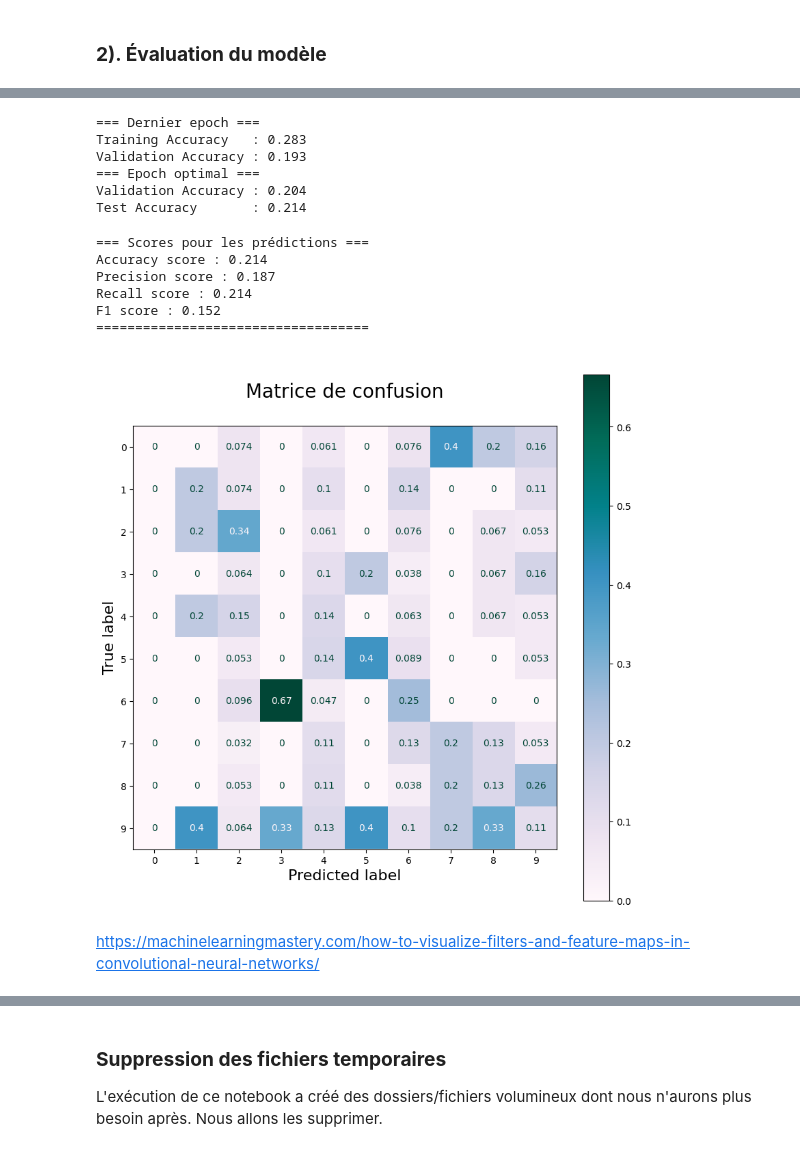
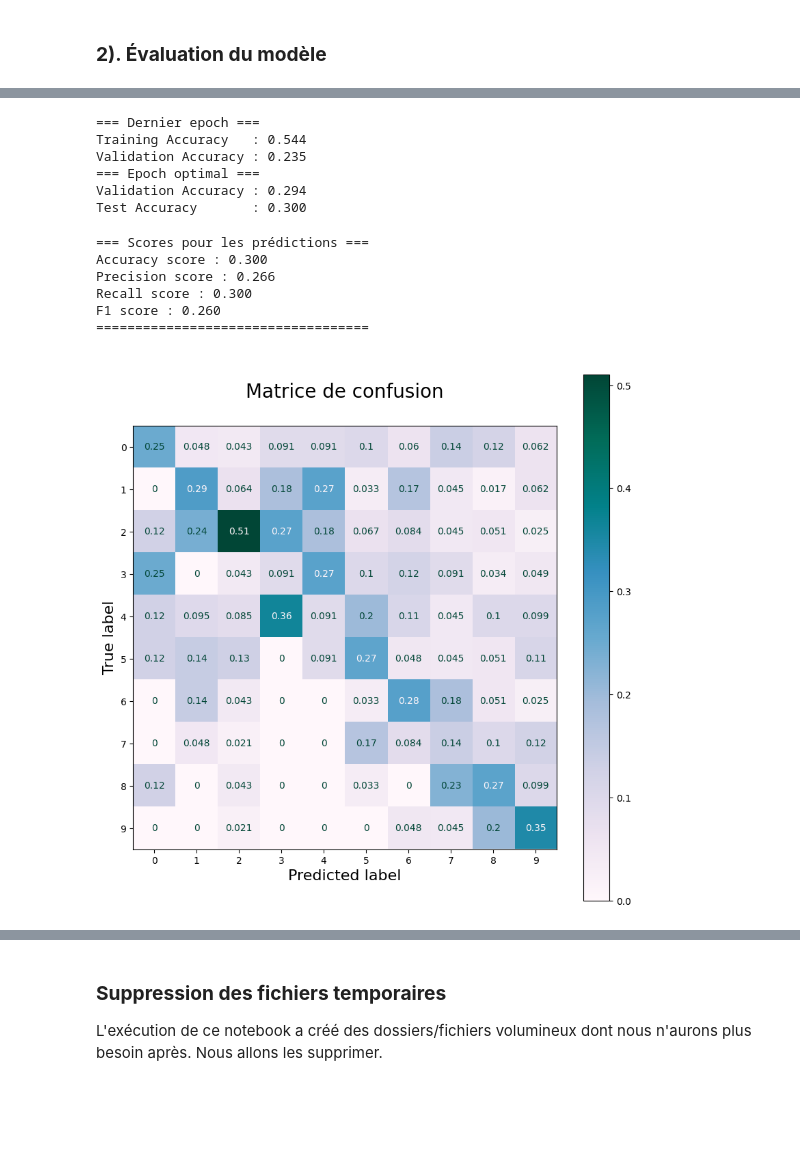
Before and after one commit to BiGHeaDMaX/Identifier-Races-Chiens-avec-TensorFlow, a Jupyter notebook: 02 - Modèle personnel.ipynb, the cells around one changed output, grey strips where cells are left out. Drawn from its saved outputs; the diff is of its cells as text; code cells hidden in the pictures; blank space fills up the shorter version.

Commit message:
Fin du tuning, tableau récap et conclusions

```diff
--- a/02 - Modèle personnel.ipynb
+++ b/02 - Modèle personnel.ipynb
@@ -53,14 +57,10 @@ random.seed(seed)
 # Proportion des échantillons à utiliser pour le train
 split_ratio = 0.8
 
-# Répertoire source
-#input_folder = "dogs_only"
-input_folder = "dogs_only_proc"
-#input_folder = "dogs_small_proc"
-#input_folder = "dogs_small_proc_white"
-#input_folder = "dogs_small"
-#input_folder = "dogs_medium_proc"
+# Répertoire source : images avec prétraitements de base (sans whitening)
+input_folder = "data/dogs_10_classes_proc"
 
+# Répertoire cible
 output_folder = input_folder + "_splited"
 
 debut = time.time()  # Heure de début du traitement
@@ -415,12 +443,16 @@ def show_metrics_and_matrix(model=None, dataset=None):
 
     # Affichage des métriques
     print("=== Scores pour les prédictions ===")
-    print(f"Accuracy score : {accuracy_score(true_labels, pred_labels):.3f}")
+    accuracy = accuracy_score(true_labels, pred_labels)
+    print(f"Accuracy score : {accuracy:.3f}")
     # average='weighted' : prendre en compte l'importance de chaque classe
     # zero_division=0 : si une classe n'est pas du tout prédite, la précision sera fixée à 0
-    print(f"Precision score : {precision_score(true_labels, pred_labels, average='weighted', zero_division=0):.3f}")
-    print(f"Recall score : {recall_score(true_labels, pred_labels, average='weighted'):.3f}")
-    print(f"F1 score : {f1_score(true_labels, pred_labels, average='weighted'):.3f}")
+    precision = precision_score(true_labels, pred_labels, average='weighted', zero_division=0)
+    print(f"Precision score : {precision:.3f}")
+    recall = recall_score(true_labels, pred_labels, average='weighted')
+    print(f"Recall score : {recall:.3f}")
+    f1 = f1_score(true_labels, pred_labels, average='weighted')
+    print(f"F1 score : {f1:.3f}")
     print("===================================")
 
     # Création de la matrice de confusion
@@ -432,6 +464,8 @@ def show_metrics_and_matrix(model=None, dataset=None):
     plt.xlabel("", fontsize=16)
     plt.ylabel("", fontsize=16)
     cmp.plot(ax=ax, cmap=plt.cm.PuBuGn)
+
+    return accuracy, precision, recall, f1
 # %%
 show_train_metrics(history=history_base)
 # %% [output]
@@ -716,14 +763,12 @@ def create_model_opti_tuning() :
     # lors de la création de nos datasets
     input_shape = (224, 224, 3)
 
-    activation = 'LeakyReLU'
-
     # Structure du modèle
     model = Sequential([
 
     # BLOC 1
-    Conv2D(64, kernel_size=(6, 6), padding='same', activation=activation, input_shape=input_shape, name='block1_conv1'),  # Ça sera le premier layer, il faut donc indiquer la taille de l'input
-    Conv2D(64, kernel_size=(3, 3), padding='same', activation=activation, name='block1_conv2'),
+    Conv2D(64, kernel_size=(6, 6), padding='same', activation='LeakyReLU', input_shape=input_shape, name='block1_conv1'),  # Ça sera le premier layer, il faut donc indiquer la taille de l'input
+    Conv2D(64, kernel_size=(3, 3), padding='same', activation='LeakyReLU', name='block1_conv2'),
     MaxPooling2D(pool_size=(2, 2), strides=(2, 2), name='block1_pool'),
 
     # Ajout d'un dropout
@@ -735,7 +780,7 @@ def create_model_opti_tuning() :
     MaxPooling2D(pool_size=(2, 2), strides=(2, 2), name='block2_pool'),
 
     # Ajout d'un dropout
-    Dropout(0.10, name='dropout_2_10'),
+    Dropout(0.25, name='dropout_2_25'),
 
     # BLOC 3
     Conv2D(256, kernel_size=(3, 3), padding='same', activation='relu', name='block3_conv1'),
@@ -744,7 +789,7 @@ def create_model_opti_tuning() :
     MaxPooling2D(pool_size=(2, 2), strides=(2, 2), name='block3_pool'),
 
     # Ajout d'un dropout
-    Dropout(0.10, name='dropout_3_10'),
+    Dropout(0.25, name='dropout_3_25'),
 
     # BLOC 4
     Conv2D(512, kernel_size=(3, 3), padding='same', activation='relu', name='block4_conv1'),
@@ -776,7 +821,7 @@ def create_model_opti_tuning() :
     ], name='Opti_tuning')
 
     # Compilation du modèle
-    model.compile(loss="categorical_crossentropy", optimizer='SGD', metrics=["accuracy"])
+    model.compile(loss="categorical_crossentropy", optimizer='Adagrad', metrics=["accuracy"])
 
     # Affichage de la structure du modèle
     print(model.summary())
@@ -885,20 +932,18 @@ loss, accuracy = model_opti_tuning.evaluate(dataset_test, verbose=False)
 print(f"Test Accuracy       : {accuracy:.3f}")
 # %% [output]
 === Dernier epoch ===
-Training Accuracy   : 0.283
-Validation Accuracy : 0.193
+Training Accuracy   : 0.544
+Validation Accuracy : 0.235
 === Epoch optimal ===
-Validation Accuracy : 0.204
-Test Accuracy       : 0.214
+Validation Accuracy : 0.294
+Test Accuracy       : 0.300
 # %%
-show_metrics_and_matrix(model=model_opti_tuning, dataset=dataset_test)
+accuracy_opti_tuning, precision_opti_tuning, recall_opti_tuning, f1_opti_tuning = show_metrics_and_matrix(model=model_opti_tuning, dataset=dataset_test)
 # %% [output]
 === Scores pour les prédictions ===
-Accuracy score : 0.214
-Precision score : 0.187
-Recall score : 0.214
-F1 score : 0.152
+Accuracy score : 0.300
+Precision score : 0.266
+Recall score : 0.300
+F1 score : 0.260
 ===================================
-[figure, old version]
+[figure, new version]
-# %% [markdown]
-https://machinelearningmastery.com/how-to-visualize-filters-and-feature-maps-in-convolutional-neural-networks/
```
Also changed, not shown: parts of 30 cells of this notebook.
